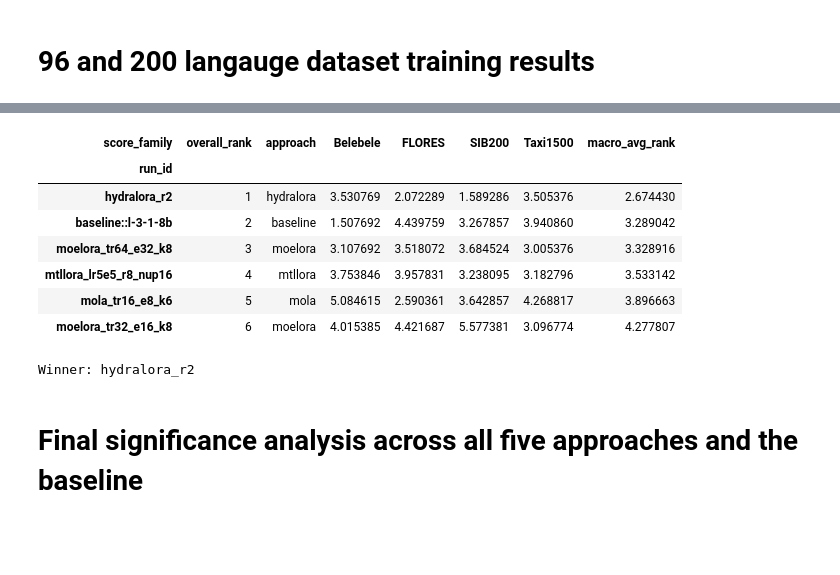
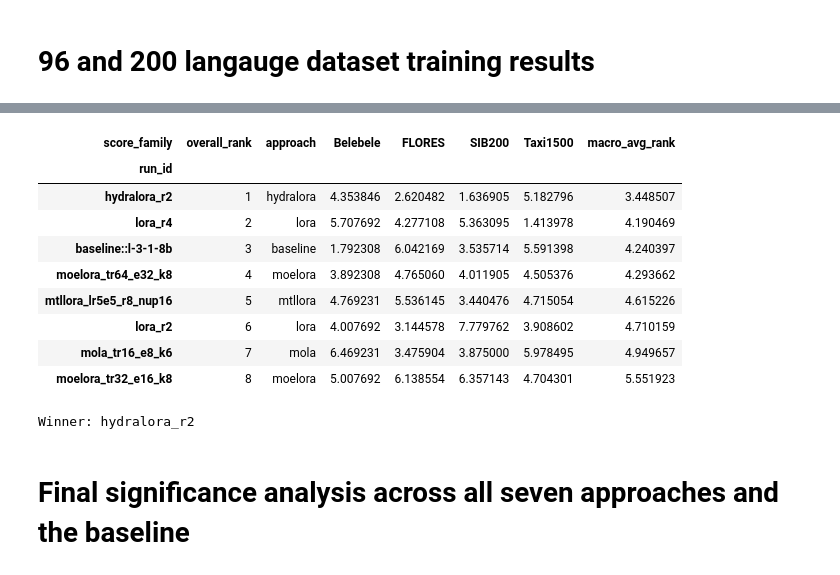
Before and after one commit to dice-group/moe-study, a Jupyter notebook: result_analysis/notebooks/moe_study_final_analysis.ipynb, the cells around one changed output, grey strips where cells are left out. Drawn from its saved outputs; the diff is of its cells as text; code cells hidden in the pictures; blank space fills up the shorter version.

```diff
--- a/result_analysis/notebooks/moe_study_final_analysis.ipynb
+++ b/result_analysis/notebooks/moe_study_final_analysis.ipynb
@@ -1156,7 +1158,7 @@ final_200_path = REPORTS["final_200"]
 final_200_data = load_final_panel(final_200_path)
 display(final_200_data.head(10))
 
-assert final_200_data.run_id.nunique() == 6
+assert final_200_data.run_id.nunique() == 8
 assert final_200_data.groupby("run_id").size().eq(408).all()
 
 final_200_ranking = rank_final_panel(final_200_data)
@@ -1177,12 +1179,14 @@ print("Winner:", final_200_ranking.index[0])
 | score_family | overall_rank | approach | Belebele | FLORES | SIB200 | Taxi1500 | macro_avg_rank |
 | run_id |  |  |  |  |  |  |  |
-| hydralora_r2 | 1 | hydralora | 3.530769 | 2.072289 | 1.589286 | 3.505376 | 2.674430 |
-| baseline::l-3-1-8b | 2 | baseline | 1.507692 | 4.439759 | 3.267857 | 3.940860 | 3.289042 |
-| moelora_tr64_e32_k8 | 3 | moelora | 3.107692 | 3.518072 | 3.684524 | 3.005376 | 3.328916 |
-| mtllora_lr5e5_r8_nup16 | 4 | mtllora | 3.753846 | 3.957831 | 3.238095 | 3.182796 | 3.533142 |
-| mola_tr16_e8_k6 | 5 | mola | 5.084615 | 2.590361 | 3.642857 | 4.268817 | 3.896663 |
-| moelora_tr32_e16_k8 | 6 | moelora | 4.015385 | 4.421687 | 5.577381 | 3.096774 | 4.277807 |
+| hydralora_r2 | 1 | hydralora | 4.353846 | 2.620482 | 1.636905 | 5.182796 | 3.448507 |
+| lora_r4 | 2 | lora | 5.707692 | 4.277108 | 5.363095 | 1.413978 | 4.190469 |
+| baseline::l-3-1-8b | 3 | baseline | 1.792308 | 6.042169 | 3.535714 | 5.591398 | 4.240397 |
+| moelora_tr64_e32_k8 | 4 | moelora | 3.892308 | 4.765060 | 4.011905 | 4.505376 | 4.293662 |
+| mtllora_lr5e5_r8_nup16 | 5 | mtllora | 4.769231 | 5.536145 | 3.440476 | 4.715054 | 4.615226 |
+| lora_r2 | 6 | lora | 4.007692 | 3.144578 | 7.779762 | 3.908602 | 4.710159 |
+| mola_tr16_e8_k6 | 7 | mola | 6.469231 | 3.475904 | 3.875000 | 5.978495 | 4.949657 |
+| moelora_tr32_e16_k8 | 8 | moelora | 5.007692 | 6.138554 | 6.357143 | 4.704301 | 5.551923 |
 Winner: hydralora_r2
 # %% [markdown]
-# Final significance analysis across all five approaches and the baseline
+# Final significance analysis across all seven approaches and the baseline
 # %%
```
Also changed, not shown: parts of 4 cells of this notebook, 2 other files.
